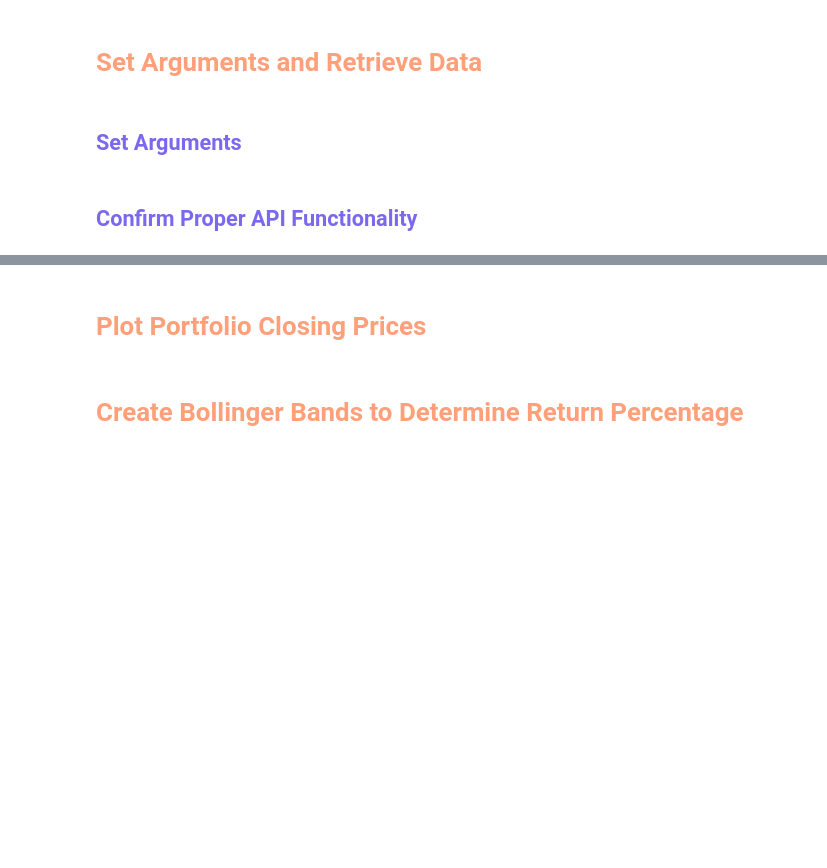
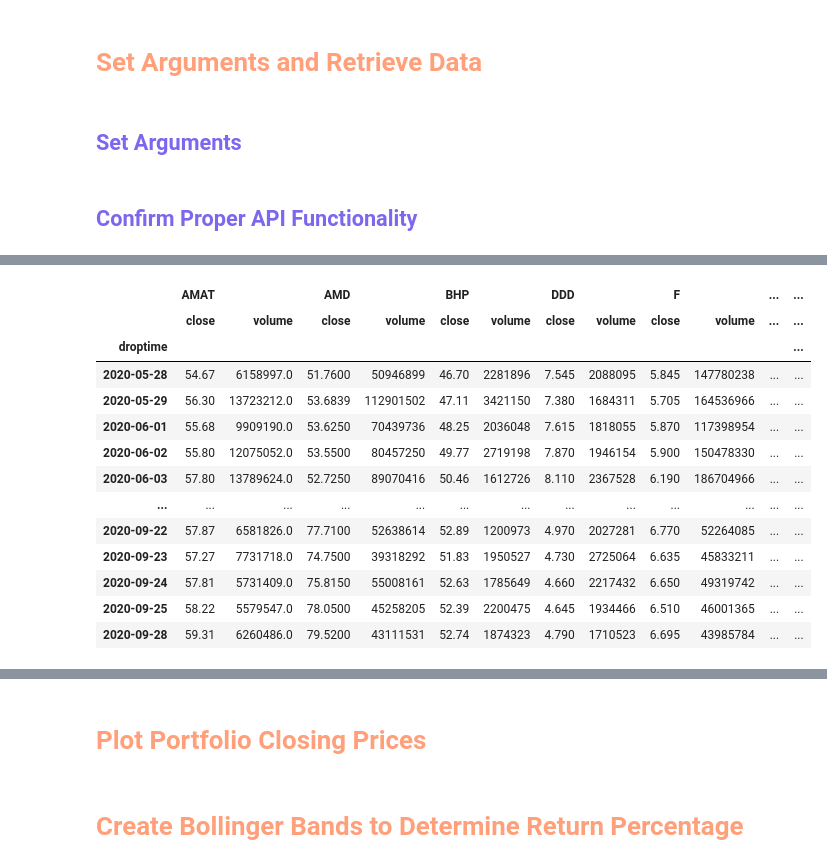
Before and after one commit to ForrestSurles/project_02, a Jupyter notebook: Alpaca_Stock_Info_2.ipynb, the cells around one changed output, grey strips where cells are left out. Drawn from its saved outputs; the diff is of its cells as text; code cells hidden in the pictures; blank space fills up the shorter version.

Commit message:
WIP: Condense function for pulling data

```diff
--- a/Alpaca_Stock_Info_2.ipynb
+++ b/Alpaca_Stock_Info_2.ipynb
@@ -66,0 +79,71 @@ df_portfolio
+# %%
+# Condensed function for pulling a year's worth of data
+
+start_date_string = '2020-05-28'
+
+# number of months worth of data to pull
+# use a number divisible by 4
+months_of_data = 12
+
+# largest period the Alpaca API will pull per call
+api_constant = 4
+
+# calculate number of api calls
+api_calls = int(months_of_data / api_constant)
+
+# identify last api call
+last_call = api_calls - 1
+
+# create dataframe to hold results of API calls
+portfolio_data = pd.DataFrame()
+
+# api call results columns to drop
+api_drops = ['open', 'low', 'high']
+
+# iterate calculated number of API calls
+for idx in range(api_calls):
+
+    # establish start and end dates
+    # first call
+    if idx == 0:
+        start_ts = pd.Timestamp(start_date_string, tz='America/New_York')
+        end_ts = start_ts + DateOffset(months=api_constant)
+    # last call
+    elif idx == last_call:
+        start_ts = end_ts
+        end_ts = start_ts \
+            + DateOffset(months=api_constant) \
+            - DateOffset(days=1)
+    # all other calls
+    else:
+        start_ts = end_ts
+        end_ts = start_ts + DateOffset(months=api_constant)
+
+    start_iso = start_ts.isoformat()
+    end_iso = end_ts.isoformat()
+
+    api_app_df = pd.DataFrame()
+
+    api_app_df = alpaca.get_barset(
+        tickers,
+        timeframe,
+        start = start_iso,
+        end = end_iso,
+        limit = 1000
+    ).df
+
+    api_app_df['droptime'] = api_app_df.index.to_list()
+    api_app_df['droptime'] = pd.to_datetime(api_app_df['droptime']).dt.date
+    api_app_df.set_index('droptime', inplace=True)
+
+    api_app_df = api_app_df.drop(api_drops, axis=1, level=1)
+
+    print(f'Dates:\n\tstart: {start_iso}\n\tend: {end_iso}\n-----')
+
+    if len(portfolio_data) == 0:
+       portfolio_data = api_app_df.copy()
+    else:
+        portfolio_data = pd.concat([portfolio_data, api_app_df])
+
+portfolio_data
+# %% [output]
@@ -66,0 +162,14 @@ df_portfolio
+|  | AMAT |  | AMD |  | BHP |  | DDD |  | F |  | ... | ... |
+|  | close | volume | close | volume | close | volume | close | volume | close | volume | ... | ... |
+| droptime |  |  |  |  |  |  |  |  |  |  |  | ... |
+| 2020-05-28 | 54.67 | 6158997.0 | 51.7600 | 50946899 | 46.70 | 2281896 | 7.545 | 2088095 | 5.845 | 147780238 | ... | ... |
+| 2020-05-29 | 56.30 | 13723212.0 | 53.6839 | 112901502 | 47.11 | 3421150 | 7.380 | 1684311 | 5.705 | 164536966 | ... | ... |
+| 2020-06-01 | 55.68 | 9909190.0 | 53.6250 | 70439736 | 48.25 | 2036048 | 7.615 | 1818055 | 5.870 | 117398954 | ... | ... |
+| 2020-06-02 | 55.80 | 12075052.0 | 53.5500 | 80457250 | 49.77 | 2719198 | 7.870 | 1946154 | 5.900 | 150478330 | ... | ... |
+| 2020-06-03 | 57.80 | 13789624.0 | 52.7250 | 89070416 | 50.46 | 1612726 | 8.110 | 2367528 | 6.190 | 186704966 | ... | ... |
+| ... | ... | ... | ... | ... | ... | ... | ... | ... | ... | ... | ... | ... |
+| 2020-09-22 | 57.87 | 6581826.0 | 77.7100 | 52638614 | 52.89 | 1200973 | 4.970 | 2027281 | 6.770 | 52264085 | ... | ... |
+| 2020-09-23 | 57.27 | 7731718.0 | 74.7500 | 39318292 | 51.83 | 1950527 | 4.730 | 2725064 | 6.635 | 45833211 | ... | ... |
+| 2020-09-24 | 57.81 | 5731409.0 | 75.8150 | 55008161 | 52.63 | 1785649 | 4.660 | 2217432 | 6.650 | 49319742 | ... | ... |
+| 2020-09-25 | 58.22 | 5579547.0 | 78.0500 | 45258205 | 52.39 | 2200475 | 4.645 | 1934466 | 6.510 | 46001365 | ... | ... |
+| 2020-09-28 | 59.31 | 6260486.0 | 79.5200 | 43111531 | 52.74 | 1874323 | 4.790 | 1710523 | 6.695 | 43985784 | ... | ... |
```
Also changed, not shown: parts of 11 cells of this notebook.
